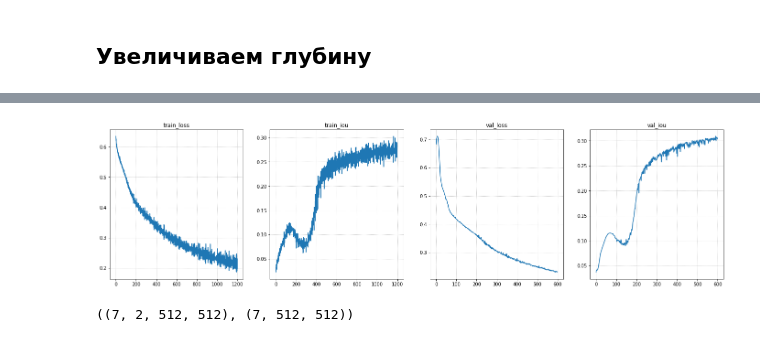
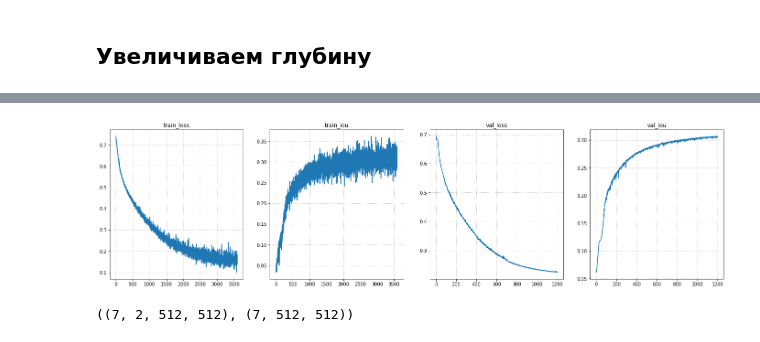
Before and after one commit to yaPhilya/Practical_DL, a Jupyter notebook: homework03/homework03_part1_both.ipynb, the cells around one changed output, grey strips where cells are left out. Cells and saved outputs as stored; diff of their text form; code cells hidden in the pictures.

```diff
--- a/homework03/homework03_part1_both.ipynb
+++ b/homework03/homework03_part1_both.ipynb
@@ -861,7 +861,7 @@ val_image_transform = transforms.Compose([
 val_mask_transform = None
 # %%
 train_dataset = ImgDataset(image_dir=train_img_path,
-                           image_names=train_images_list,
+                           image_names=train_images_list + val_images_list,
                            image_transform=train_image_transform,
                            mask_dir=train_mask_path,
                            mask_transform=train_mask_transform)
@@ -891,7 +891,7 @@ with torch.cuda.device(1):
 # %%
 from IPython.display import clear_output
 # %%
-for i in tqdm(range(200)):
+for i in tqdm(range(600)):
     unet.train()
     for X, y in train_dl:
         with torch.cuda.device(1):
@@ -904,35 +904,35 @@ for i in tqdm(range(200)):
             optim.zero_grad()
         train_loss.append(loss_.item())
         pred = output.detach().cpu().numpy()
         pred = np.argmax(pred, axis=1)
         gt = y.detach().cpu().numpy()
         train_iou.append(calc_iou(pred, gt))
     unet.eval()
-    loss, iou = get_loss_and_iou(val_dl, unet, class_weights=class_weights)
+    loss, iou = get_loss_and_iou(test_dl, unet, class_weights=class_weights)
     val_loss.append(loss)
     val_iou.append(iou)
 
     clear_output(True)
     plt.figure(figsize=(24, 6))
     plt.subplot(1, 4, 1)
     plt.plot(train_loss)
     plt.title('train_loss')
     plt.grid(ls=':')
     plt.subplot(1, 4, 2)
     plt.plot(train_iou)
     plt.title('train_iou')
     plt.grid(ls=':')
     plt.subplot(1, 4, 3)
     plt.plot(val_loss)
     plt.title('val_loss')
     plt.grid(ls=':')
     plt.subplot(1, 4, 4)
     plt.plot(val_iou)
     plt.title('val_iou')
     plt.grid(ls=':')
     plt.show()
 # %% [output]
-[figure, old version]
+[figure, new version]
 # %%
 unet.eval()
 for X, y in test_dl:
```
Also changed, not shown: parts of 3 cells of this notebook, 7 other files.
